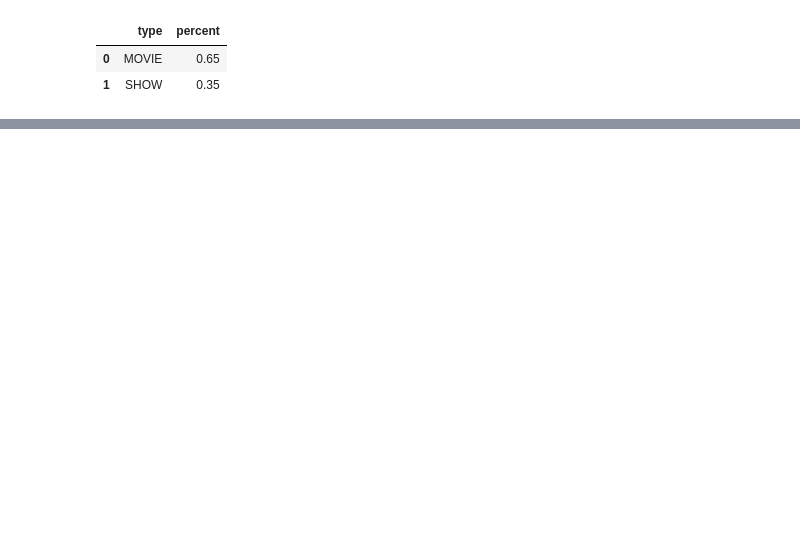
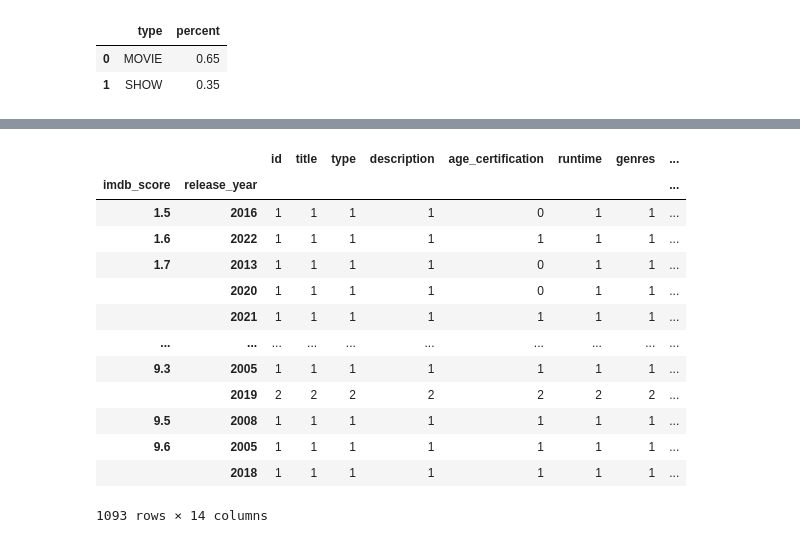
Before and after one commit to bladnman/netflix_content, a Jupyter notebook: notebooks/invetigations/01.lookabout.ipynb, the cells around one changed output, grey strips where cells are left out. Cells and saved outputs as stored; diff of their text form; code cells hidden in the pictures; blank space fills up the shorter version.

```diff
--- a/notebooks/invetigations/01.lookabout.ipynb
+++ b/notebooks/invetigations/01.lookabout.ipynb
@@ -108,0 +136,18 @@ chart.update_layout(
+# %%
+score_year_counts = titles.groupby(["imdb_score", "release_year"]).count()  #.reset_index()
+score_year_counts
+# %% [output]
+|  |  | id | title | type | description | age_certification | runtime | genres | ... |
+| imdb_score | release_year |  |  |  |  |  |  |  | ... |
+| 1.5 | 2016 | 1 | 1 | 1 | 1 | 0 | 1 | 1 | ... |
+| 1.6 | 2022 | 1 | 1 | 1 | 1 | 1 | 1 | 1 | ... |
+| 1.7 | 2013 | 1 | 1 | 1 | 1 | 0 | 1 | 1 | ... |
+|  | 2020 | 1 | 1 | 1 | 1 | 0 | 1 | 1 | ... |
+|  | 2021 | 1 | 1 | 1 | 1 | 1 | 1 | 1 | ... |
+| ... | ... | ... | ... | ... | ... | ... | ... | ... | ... |
+| 9.3 | 2005 | 1 | 1 | 1 | 1 | 1 | 1 | 1 | ... |
+|  | 2019 | 2 | 2 | 2 | 2 | 2 | 2 | 2 | ... |
+| 9.5 | 2008 | 1 | 1 | 1 | 1 | 1 | 1 | 1 | ... |
+| 9.6 | 2005 | 1 | 1 | 1 | 1 | 1 | 1 | 1 | ... |
+|  | 2018 | 1 | 1 | 1 | 1 | 1 | 1 | 1 | ... |
+1093 rows × 14 columns
```
Also changed, not shown: parts of 27 cells of this notebook, 2 other files.
